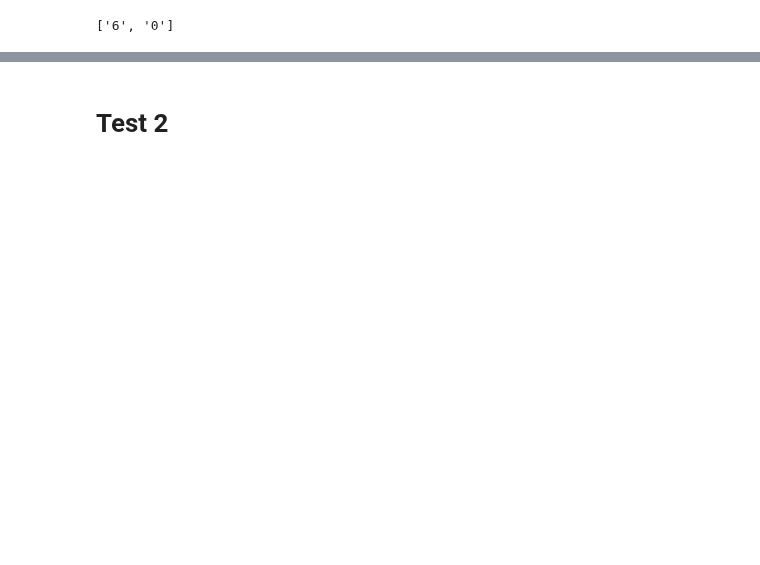
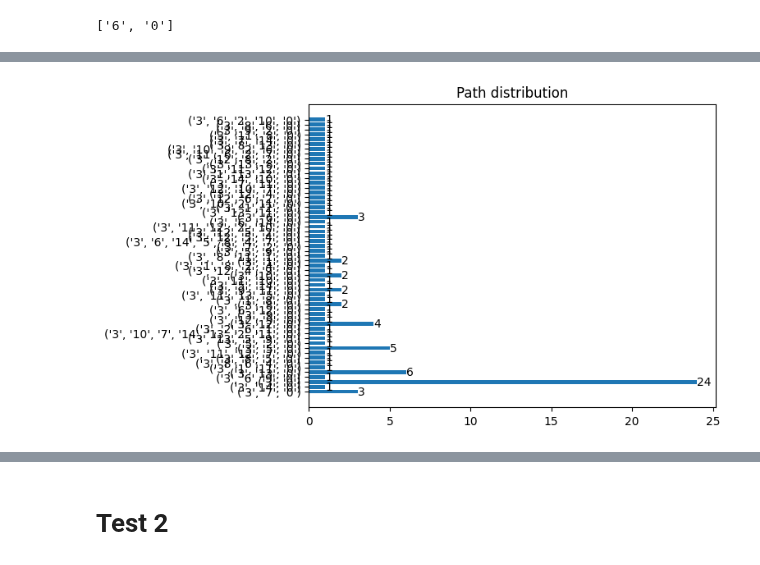
Before and after one commit to DTAlemayehu01/infection_propagation, a Jupyter notebook: notebooks/figures.ipynb, the cells around one changed output, grey strips where cells are left out. Saved outputs shown, nothing was run; the diff lists cells and outputs as text; code cells hidden in the pictures; blank space fills up the shorter version.

```diff
--- a/notebooks/figures.ipynb
+++ b/notebooks/figures.ipynb
@@ -142 +145,5 @@ Graph.produce_histograms(data[0],data[1])
+# %%
+Figures.path_distribution(data[0])
+# %% [output]
+[figure, added]
 # %%
```
Also changed, not shown: parts of 7 cells of this notebook, 5 other files.
